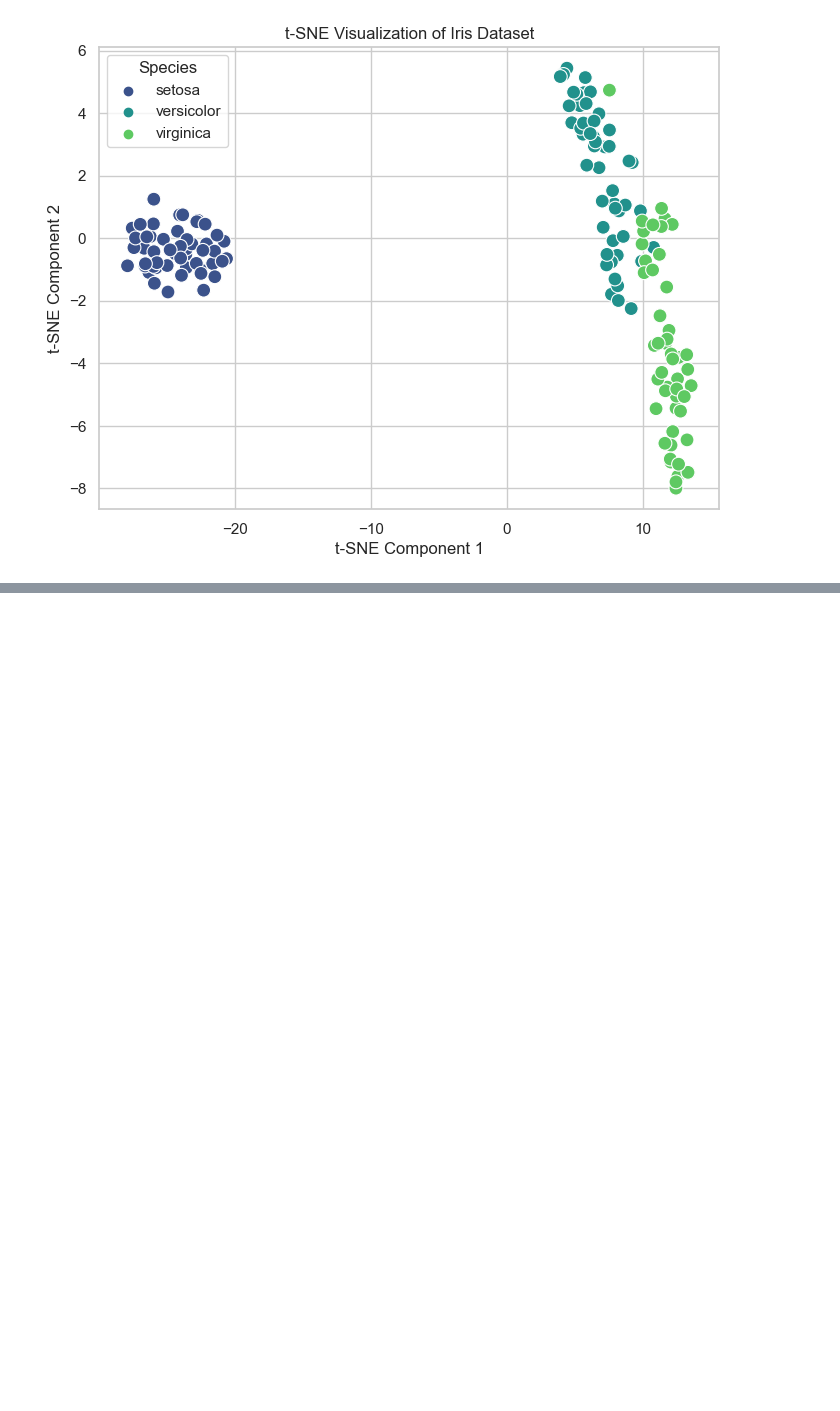
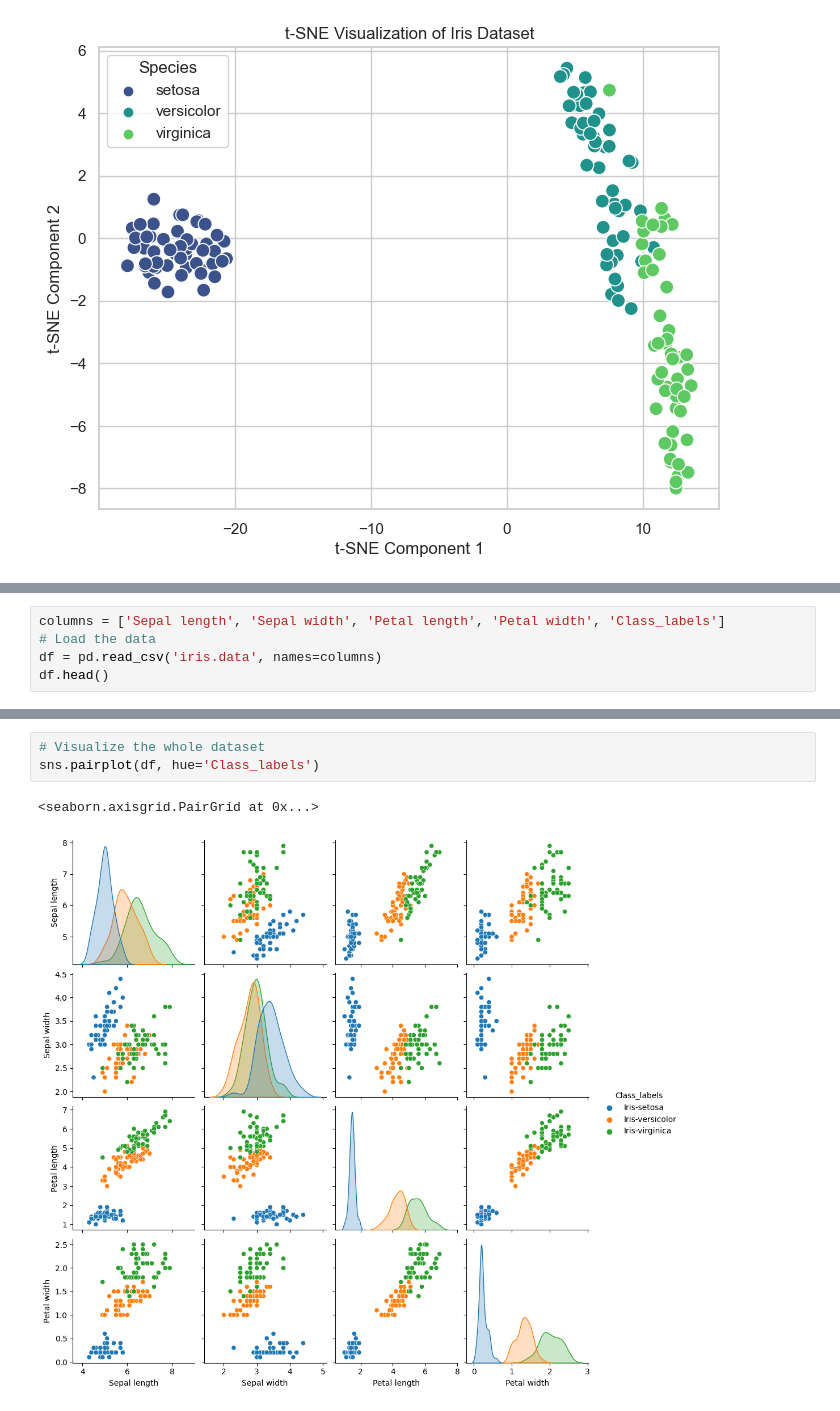
Before and after one commit to falcaozane/Machine-Learning, a Jupyter notebook: 30DaysOfML/Day1.ipynb, the cells around one changed output, grey strips where cells are left out. Saved outputs shown, nothing was run; the diff lists cells and outputs as text; blank space fills up the shorter version.

```diff
--- a/30DaysOfML/Day1.ipynb
+++ b/30DaysOfML/Day1.ipynb
@@ -413,0 +424,5 @@ plt.show()
+# %%
+columns = ['Sepal length', 'Sepal width', 'Petal length', 'Petal width', 'Class_labels']
+# Load the data
+df = pd.read_csv('iris.data', names=columns)
+df.head()
@@ -413,0 +449,6 @@ plt.show()
+# %%
+# Visualize the whole dataset
+sns.pairplot(df, hue='Class_labels')
+# %% [output]
+<seaborn.axisgrid.PairGrid at 0x...>
+[figure, added]
```
Also changed, not shown: parts of 18 cells of this notebook, 3 other files.
